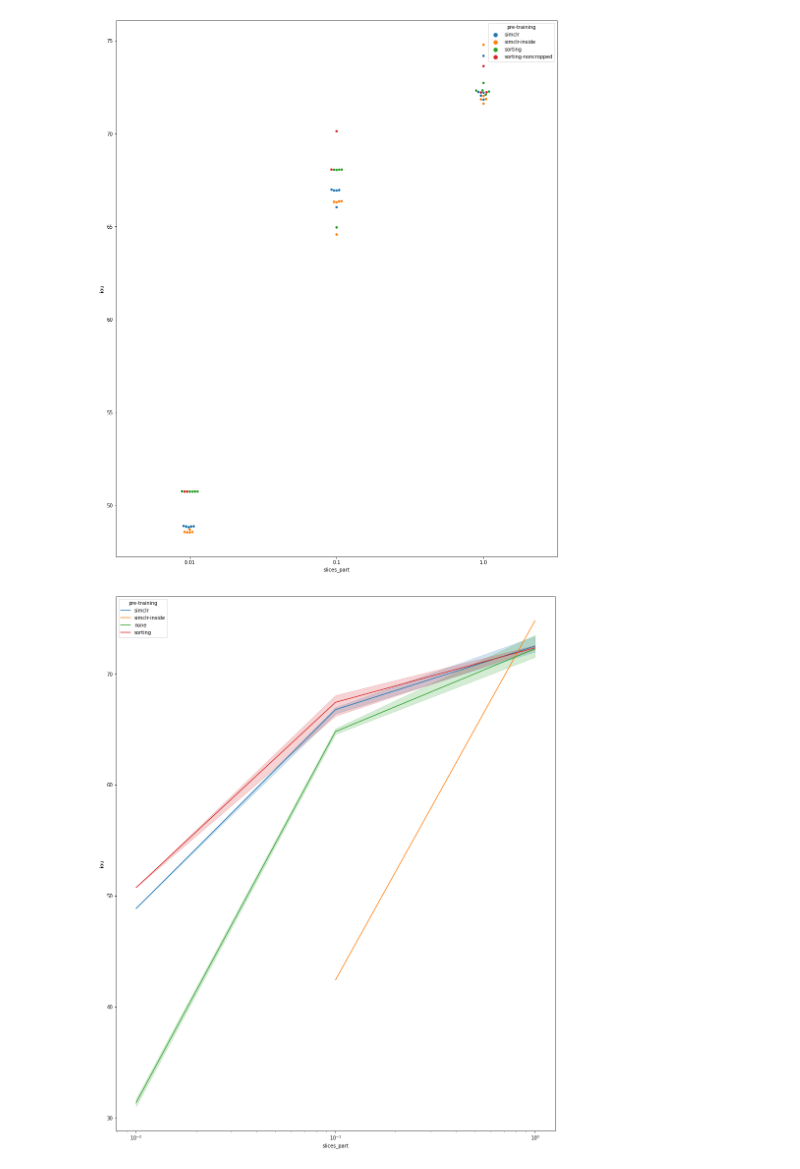
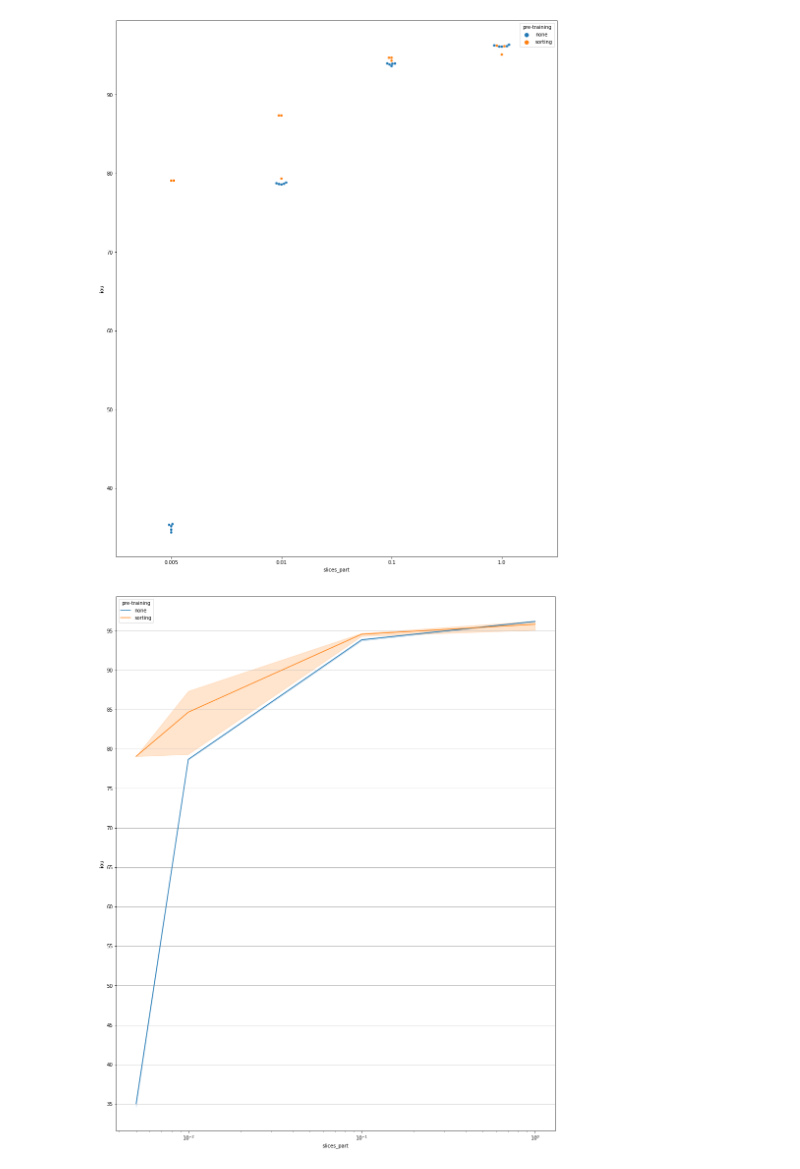
Before and after one commit to DL4XRayTomoImaging-KIT/training-repo, a Jupyter notebook: compare trainings.ipynb, the cells around one changed output. Cells and saved outputs as stored; diff of their text form; code cells hidden in the pictures.

```diff
--- a/compare trainings.ipynb
+++ b/compare trainings.ipynb
@@ -11,5 +4,10 @@ addr_sorting_u = '/home/ws/tb0536/logs/medaka-supervised/sorting_u_2021-11-12_10
+# %%
+postfix = '/logdir/checkpoints/_metrics.json'
+prefix = '/home/ws/tb0536/logs/covid/'
+addr_scratch = prefix+'lungs_scratch_2021-11-22_18-11-33/*_+dataset.dataset_rebalance_kwargs.segmented_part={part},+experiment=lungs_randomized_pfpn_scratch,attempts=*' + postfix
+addr_sorting = prefix+'lungs_sorting_2021-11-23_09-45-37/*_+dataset.dataset_rebalance_kwargs.segmented_part={part},+experiment=lungs_randomized_pfpn_sorting,attempts=*' + postfix
 # %%
-all_partitions = ['1.0', '0.1', '0.01']
+all_partitions = ['1.0', '0.1', '0.01', '0.005']
 # %%
 import seaborn as sns
 import pandas as pd
@@ -21,10 +17,10 @@ all_runs = {}
 # %%
 addresses = {
-    'simclr': addr_simclr,
-    'simclr-inside': addr_simclr2,
-#     'none': addr_scratch,
+#     'simclr': addr_simclr,
+#     'simclr-inside': addr_simclr2,
+    'none': addr_scratch,
     'sorting': addr_sorting,
-    'sorting-noncropped': addr_sorting_u
+#     'sorting-noncropped': addr_sorting_u
 }
 # %%
 all_runs = []
@@ -57,11 +53,14 @@ sns.swarmplot(x="slices_part", y="iou", hue="pre-training", data=all_runs)
 # sns.violinplot(x="slices_part", y="iou", hue="pre-training", data=pd.DataFrame(all_runs))
 plt.show()
 # %% [output]
-[figure, old version]
+[figure, new version]
 # %%
 plt.figure(figsize=(16, 20))
 grid = sns.lineplot(data=all_runs, x='slices_part', y='iou', hue='pre-training')
 grid.set(xscale="log")
+loc = plticker.MultipleLocator(base=5.0) # this locator puts ticks at regular intervals
+plt.gca().yaxis.set_major_locator(loc)
+plt.grid(which='both', axis='y')
 plt.show()
 # %% [output]
-[figure, old version]
+[figure, new version]
```
Also changed, not shown: parts of 3 cells of this notebook, 45 other files.
